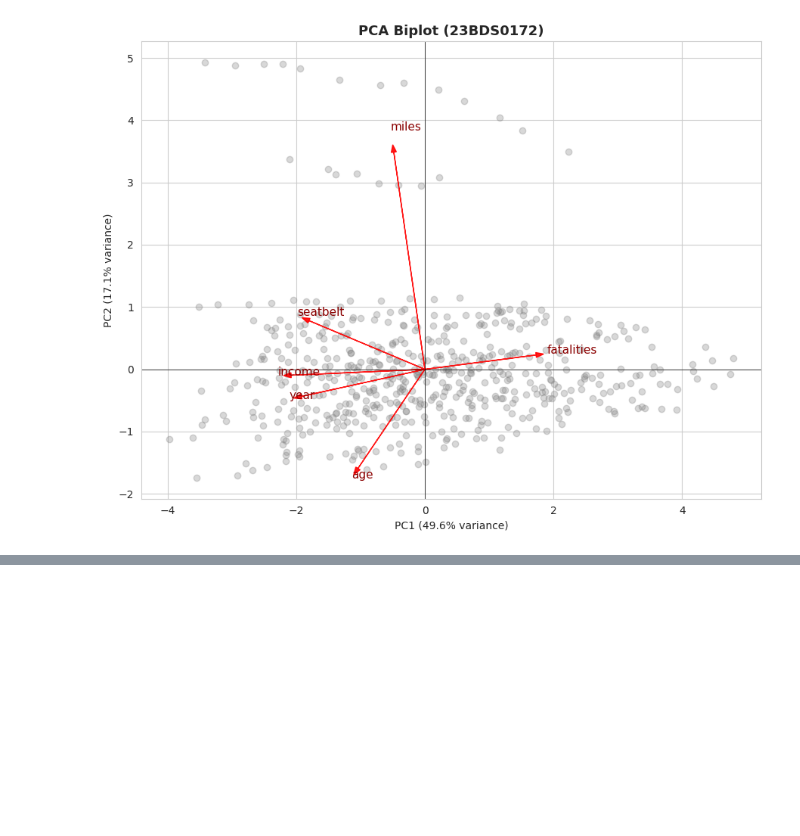
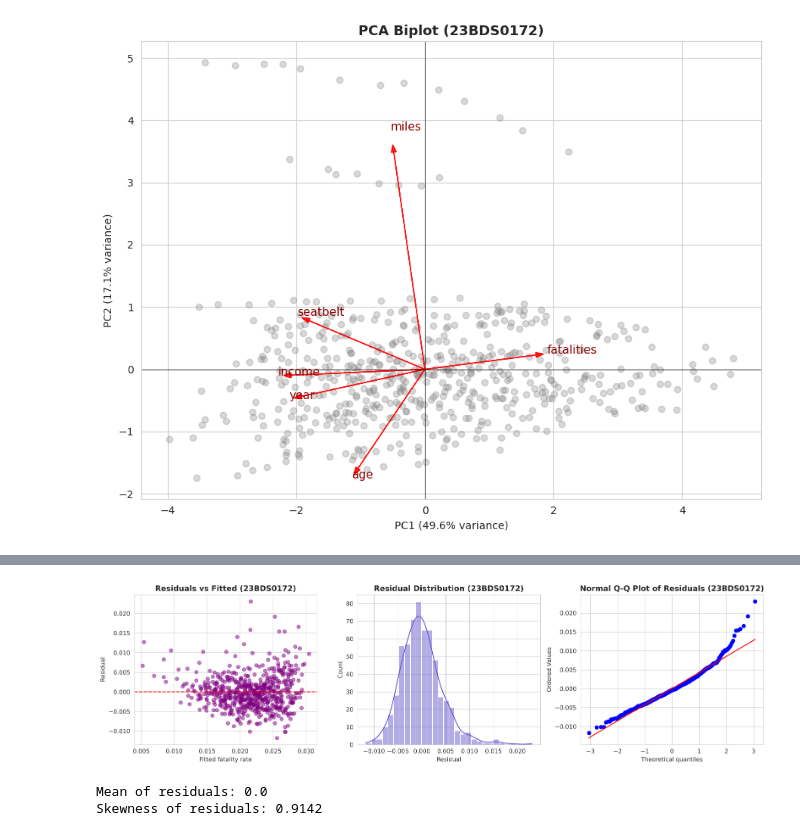
Before and after one commit to Udit587/UditVashisht-EDA-Project, a Jupyter notebook: Phase1_EDA_USSeatBelts.ipynb, the cells around one changed output, grey strips where cells are left out. Drawn from its saved outputs; the diff is of its cells as text; code cells hidden in the pictures; blank space fills up the shorter version.

```diff
--- a/Phase1_EDA_USSeatBelts.ipynb
+++ b/Phase1_EDA_USSeatBelts.ipynb
@@ -1472,0 +1848,27 @@ plt.show()
+# %%
+# [Cell 166]
+residuals = y_train - y_train_pred
+
+fig, axes = plt.subplots(1, 3, figsize=(16, 4.5))
+axes[0].scatter(y_train_pred, residuals, alpha=0.5, color="purple")
+axes[0].axhline(0, color="red", linestyle="--")
+axes[0].set_title(f"Residuals vs Fitted ({REG_NO})")
+axes[0].set_xlabel("Fitted fatality rate")
+axes[0].set_ylabel("Residual")
+
+sns.histplot(residuals, kde=True, color="slateblue", ax=axes[1])
+axes[1].set_title(f"Residual Distribution ({REG_NO})")
+axes[1].set_xlabel("Residual")
+
+stats.probplot(residuals, dist="norm", plot=axes[2])
+axes[2].set_title(f"Normal Q-Q Plot of Residuals ({REG_NO})")
+
+plt.tight_layout()
+plt.show()
+
+print("Mean of residuals:", round(residuals.mean(), 8))
+print("Skewness of residuals:", round(stats.skew(residuals), 4))
+# %% [output]
+[figure, added]
+Mean of residuals: 0.0
+Skewness of residuals: 0.9142
```
Also changed, not shown: parts of 168 cells of this notebook.
